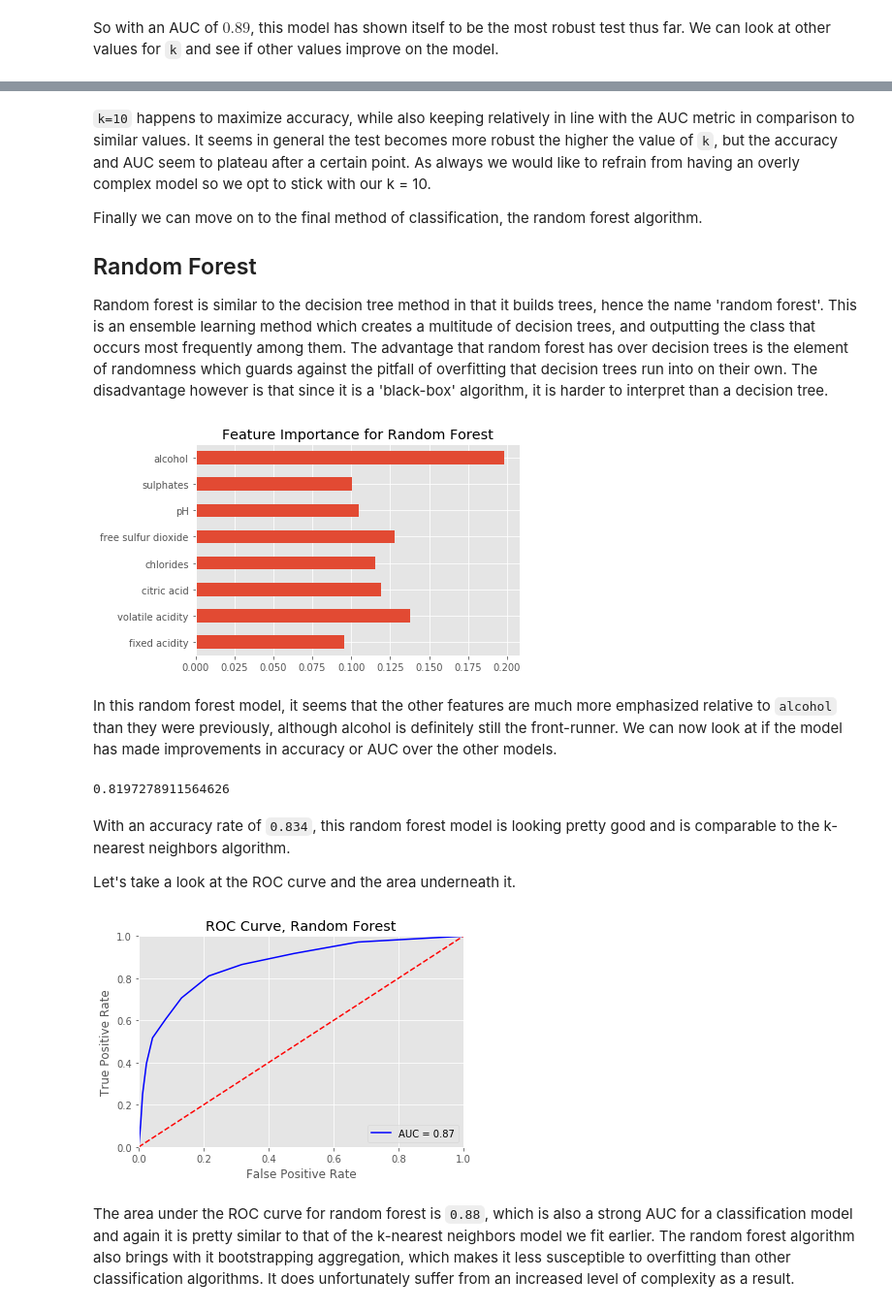
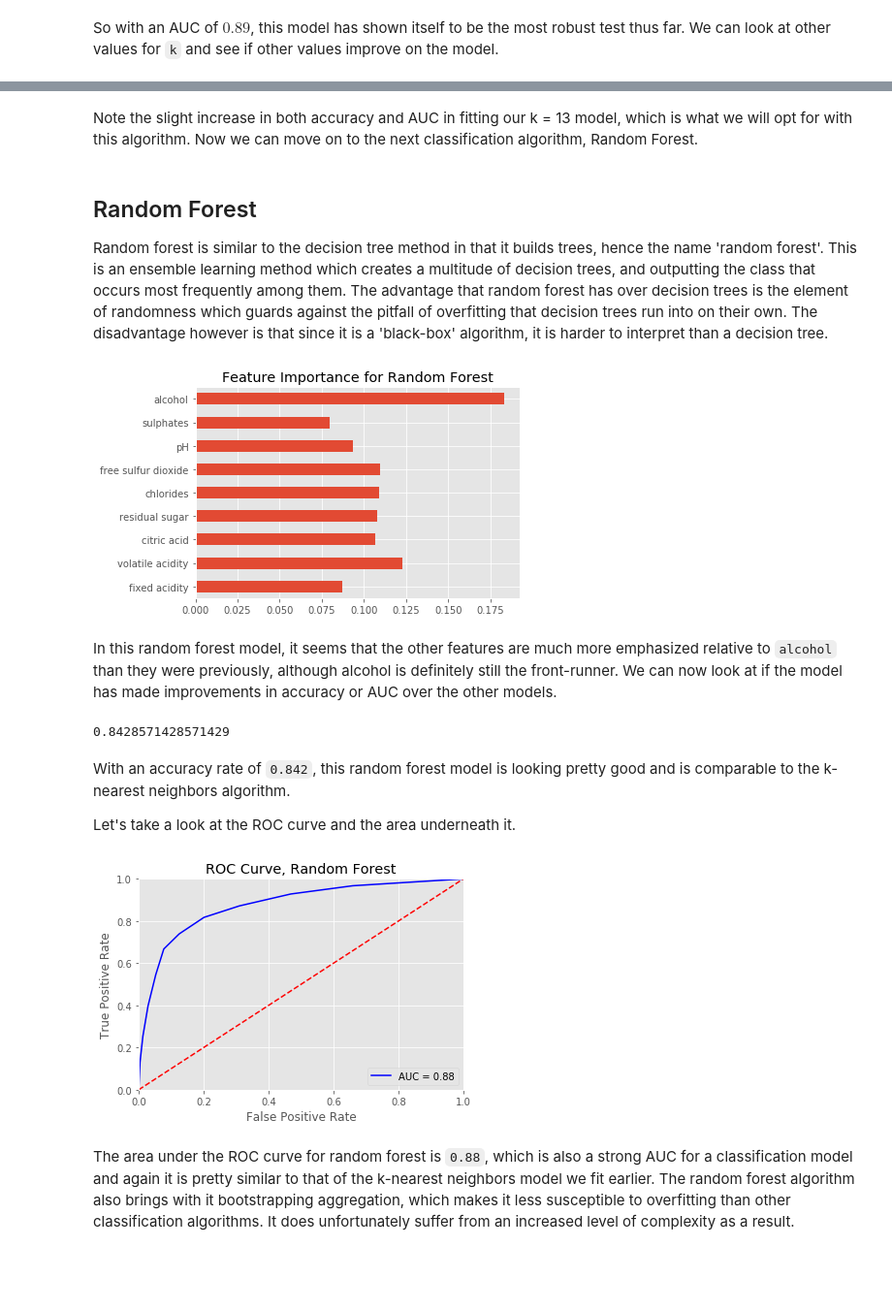
Before and after one commit to jstevenr/wine-classification-python, a Jupyter notebook: wine-quality.ipynb, the cells around one changed output, grey strips where cells are left out. Shown: that part at 97% size. Saved outputs shown, nothing was run; the diff lists cells and outputs as text; code cells hidden in the pictures; blank space fills up the shorter version.

```diff
--- a/wine-quality.ipynb
+++ b/wine-quality.ipynb
@@ -71,8 +71,8 @@ So, we should actually remove the variables `residual.sugar` and `density`, as w
 # %%
 # removing three predictors
 df = pd.read_csv("winequality-white.csv", sep = ";")
-df.drop(["residual sugar", "density", "total sulfur dioxide"], axis = 1, inplace = True)
-
+# df.drop(["residual sugar", "density", "total sulfur dioxide"], axis = 1, inplace = True)
+df.drop(["density", "total sulfur dioxide"], axis = 1, inplace = True)
 
 corr = df.corr()
 plt.figure(figsize = (10,10))
@@ -325,0 +328,11 @@ scatter_plot(knn_df, 'k', 'AUC', 'Number of neighbors (k) vs AUC')
+# %%
+# k-nearest neighbors
+knn_clf = neighbors.KNeighborsClassifier(13, weights = "distance")
+knn_clf.fit(X_train, y_train)
+knn_y_pred = knn_clf.predict(X_test)
+
+# metrics and ROC curve
+knn_acc = accuracy_score(y_test, knn_y_pred)
+print(knn_acc)
+
+plot_roc_curve(knn_clf, X_test, y_test, "k-nearest neighbors, k = 13")
@@ -326,22 +342,20 @@ scatter_plot(knn_df, 'k', 'AUC', 'Number of neighbors (k) vs AUC')
+# %% [markdown]
+Note the slight increase in both accuracy and AUC in fitting our k = 13 model, which is what we will opt for with this algorithm. Now we can move on to the next classification algorithm, Random Forest.
 # %% [markdown]
-`k=10` happens to maximize accuracy, while also keeping relatively in line with the AUC metric in comparison to similar values. It seems in general the test becomes more robust the higher the value of `k`, but the accuracy and AUC seem to plateau after a certain point. As always we would like to refrain from having an overly complex model so we opt to stick with our k = 10.
-
-Finally we can move on to the final method of classification, the random forest algorithm.
-
 ## Random Forest
 
 Random forest is similar to the decision tree method in that it builds trees, hence the name 'random forest'. This is an ensemble learning method which creates a multitude of decision trees, and outputting the class that occurs most frequently among them. The advantage that random forest has over decision trees is the element of randomness which guards against the pitfall of overfitting that decision trees run into on their own. The disadvantage however is that since it is a 'black-box' algorithm, it is harder to interpret than a decision tree.
 # %%
 # random forest
 rf_clf = RandomForestClassifier(bootstrap = True, random_state = 100)
 rf_clf.fit(X_train, y_train)
 
 # Getting feature importances from model
-rf_importance = pd.Series(rf_clf.feature_importances_, index = df.columns[0:8])
+rf_importance = pd.Series(rf_clf.feature_importances_, index = df.columns[0:9])
 rf_importance.plot(kind = 'barh', title = 'Feature Importance for Random Forest')
 plt.show()
 # %% [output]
-[figure, old version]
+[figure, new version]
 # %% [markdown]
 In this random forest model, it seems that the other features are much more emphasized relative to `alcohol` than they were previously, although alcohol is definitely still the front-runner. We can now look at if the model has made improvements in accuracy or AUC over the other models.
 # %%
@@ -351,16 +365,16 @@ rf_y_pred = rf_clf.predict(X_test)
 rf_acc = accuracy_score(y_test, rf_y_pred)
 print(rf_acc)
 # %% [output]
-0.8197278911564626
+0.8428571428571429
 # %% [markdown]
-With an accuracy rate of `0.834`, this random forest model is looking pretty good and is comparable to the k-nearest neighbors algorithm.
+With an accuracy rate of `0.842`, this random forest model is looking pretty good and is comparable to the k-nearest neighbors algorithm.
 
 Let's take a look at the ROC curve and the area underneath it.
 # %%
 rf_roc = calculate_roc(rf_clf, X_test, y_test)
 plot_roc_curve(rf_clf, X_test, y_test, "Random Forest")
 # %% [output]
-[figure, old version]
+[figure, new version]
 # %% [markdown]
 The area under the ROC curve for random forest is `0.88`, which is also a strong AUC for a classification model and again it is pretty similar to that of the k-nearest neighbors model we fit earlier. The random forest algorithm also brings with it bootstrapping aggregation, which makes it less susceptible to overfitting than other classification algorithms. It does unfortunately suffer from an increased level of complexity as a result.
 # %%
```
Also changed, not shown: parts of 20 cells of this notebook.
